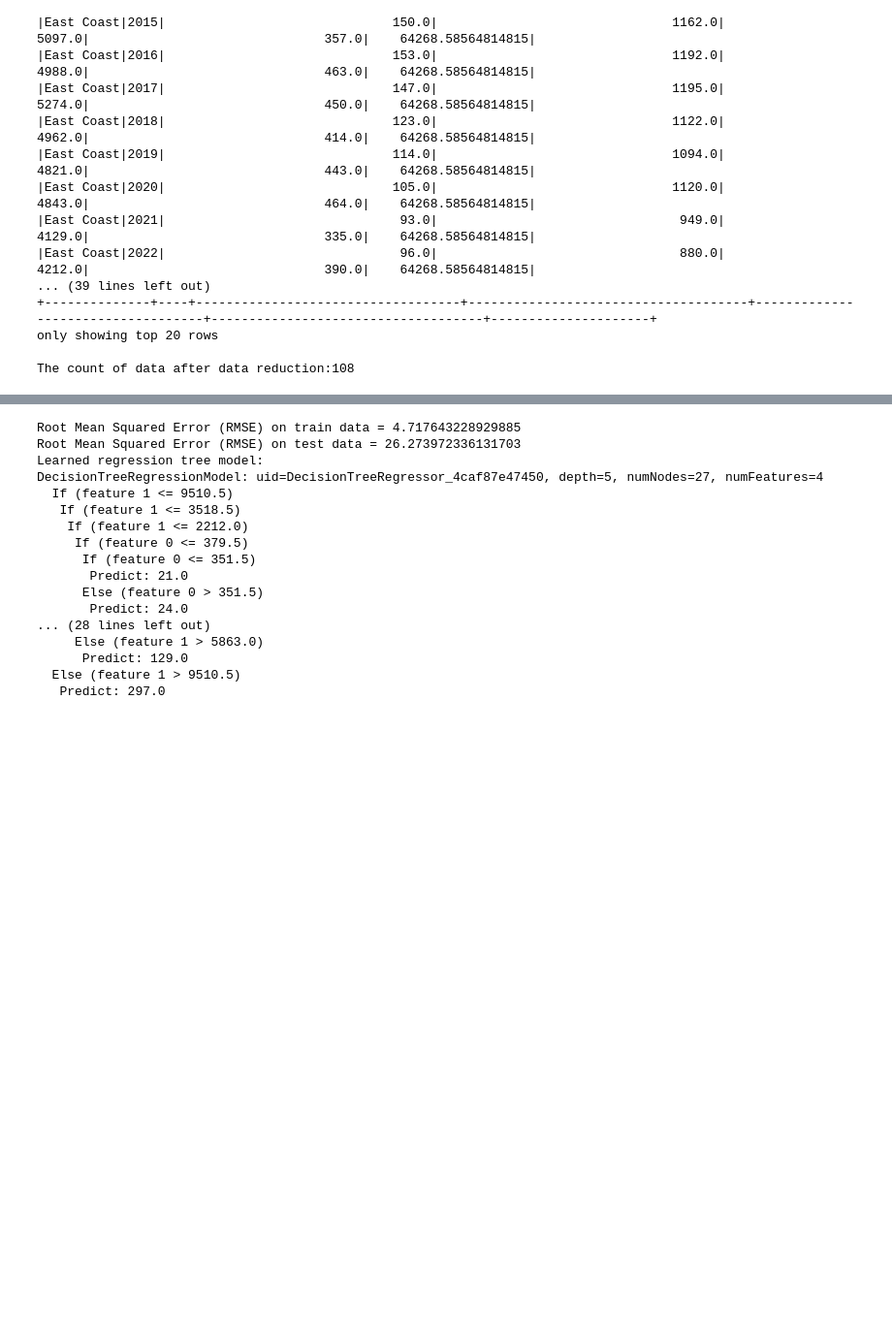
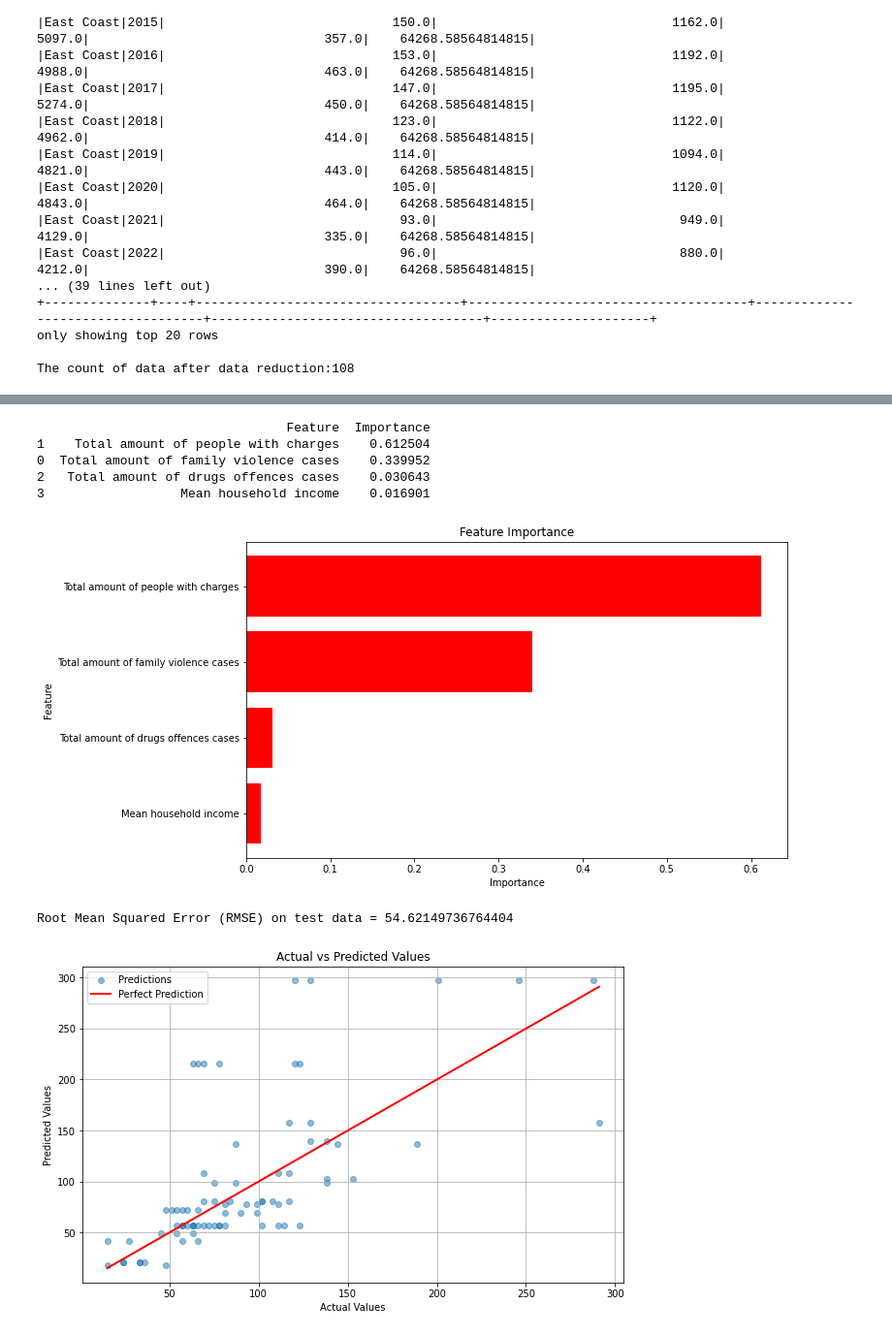
Before and after one commit to JingtaoXie/INFOSYS-AWS, a Jupyter notebook: IterationFour_PySpark_JingtaoXie.ipynb, the cells around one changed output, grey strips where cells are left out. Shown: that part at 97% size. Cells and saved outputs as stored; diff of their text form; code cells hidden in the pictures; blank space fills up the shorter version.

```diff
--- a/IterationFour_PySpark_JingtaoXie.ipynb
+++ b/IterationFour_PySpark_JingtaoXie.ipynb
@@ -706,27 +743,62 @@ data_with_features.printSchema()
 research_data_2=data_with_features.select('features','Total amount of convicted juveniles')
 research_data_2.show()
 
-train_data_2,test_data_2 = research_data_2.randomSplit([0.2,0.8])
+train_data_2,test_data_2 = research_data_2.randomSplit([0.2,0.8],seed=79)
 
 d1 = DecisionTreeRegressor(labelCol='Total amount of convicted juveniles', featuresCol='features',maxDepth=5,seed=79)
 
 d1_model = d1.fit(train_data_2)
 
-#Using train dataset to test model‘s ablity, and use test dataset to check if the predict's ability
+#8.2 Data visualisation
+
+feature_importances_2 = d1_model.featureImportances.toArray()
+
+feature_names_2 = needed_features
+
+importances_df_2 = pd.DataFrame({
+    'Feature': feature_names_2,
+    'Importance': feature_importances_2
+})
+
+importances_df_2 = importances_df_2.sort_values(by='Importance', ascending=False)
+
+print(importances_df_2)
+
+plt.figure(figsize=(10, 6))
+plt.barh(importances_df_2['Feature'], importances_df_2['Importance'], color='red')
+plt.xlabel('Importance')
+plt.ylabel('Feature')
+plt.title('Feature Importance')
+plt.gca().invert_yaxis()
+plt.show()
+
+
+
+#8.2/8.3 evaluation and data visualisation of evaluation
 predictions_test= d1_model.transform(test_data_2)
-predictions_train=d1_model.transform(train_data_2)
 
 evaluator = RegressionEvaluator(
     labelCol='Total amount of convicted juveniles', predictionCol='prediction', metricName='rmse'
 )
 
-train_rmse_1 = evaluator.evaluate(predictions_train)
-print(f"Root Mean Squared Error (RMSE) on train data = {train_rmse_1}")
-
-
 test_rmse_1 = evaluator.evaluate(predictions_test)
 print(f"Root Mean Squared Error (RMSE) on test data = {test_rmse_1}")
 
+predictions_test_pd = predictions_test.select('prediction', 'Total amount of convicted juveniles').toPandas()
+
+plt.figure(figsize=(10, 6))
+plt.scatter(predictions_test_pd['Total amount of convicted juveniles'], predictions_test_pd['prediction'], alpha=0.5, label='Predictions')
+plt.plot([predictions_test_pd['Total amount of convicted juveniles'].min(), predictions_test_pd['Total amount of convicted juveniles'].max()],
+         [predictions_test_pd['Total amount of convicted juveniles'].min(), predictions_test_pd['Total amount of convicted juveniles'].max()],
+         color='red', lw=2, label='Perfect Prediction')
+
+plt.xlabel('Actual Values')
+plt.ylabel('Predicted Values')
+plt.title('Actual vs Predicted Values')
+plt.legend()
+plt.grid(True)
+plt.show()
+
 print(f"Learned regression tree model:\n{d1_model.toDebugString}")
 # %% [output]
 ['Total amount of family violence cases', 'Total amount of people with charges', 'Total amount of drugs offences cases', 'Mean household income']
@@ -750,17 +822,8 @@ only showing top 20 rows
-Root Mean Squared Error (RMSE) on train data = 4.717643228929885
-Root Mean Squared Error (RMSE) on test data = 26.273972336131703
-Learned regression tree model:
-DecisionTreeRegressionModel: uid=DecisionTreeRegressor_4caf87e47450, depth=5, numNodes=27, numFeatures=4
-  If (feature 1 <= 9510.5)
-   If (feature 1 <= 3518.5)
-    If (feature 1 <= 2212.0)
-     If (feature 0 <= 379.5)
-      If (feature 0 <= 351.5)
-       Predict: 21.0
-      Else (feature 0 > 351.5)
-       Predict: 24.0
-... (28 lines left out)
-     Else (feature 1 > 5863.0)
-      Predict: 129.0
-  Else (feature 1 > 9510.5)
-   Predict: 297.0
+                                 Feature  Importance
+1    Total amount of people with charges    0.612504
+0  Total amount of family violence cases    0.339952
+2   Total amount of drugs offences cases    0.030643
+3                  Mean household income    0.016901
+[figure, added]
+Root Mean Squared Error (RMSE) on test data = 54.62149736764404
+[figure, added]
```
Also changed, not shown: parts of 6 cells of this notebook.
